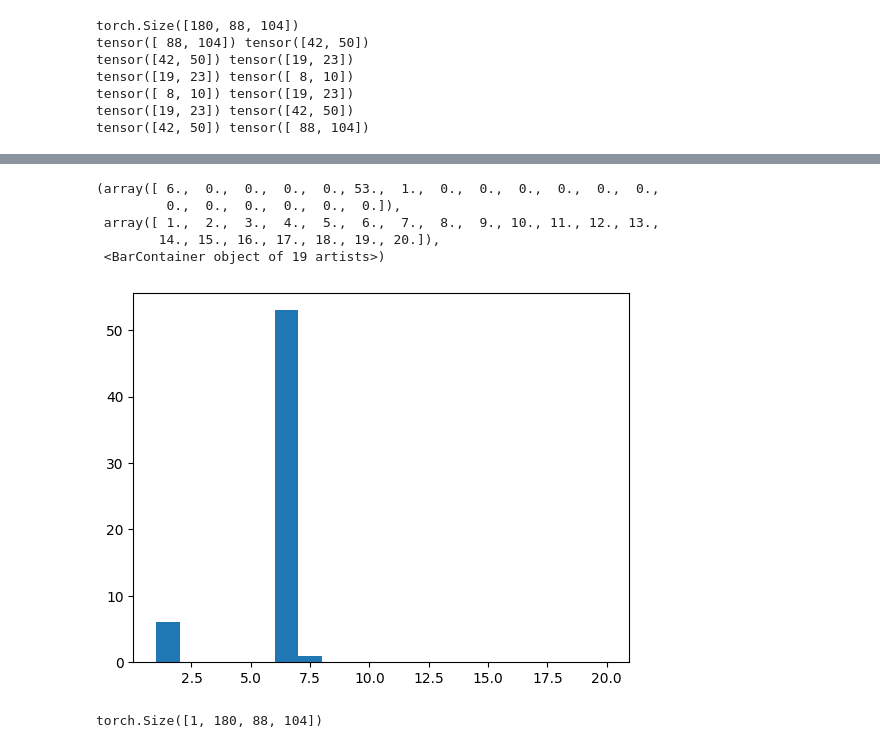
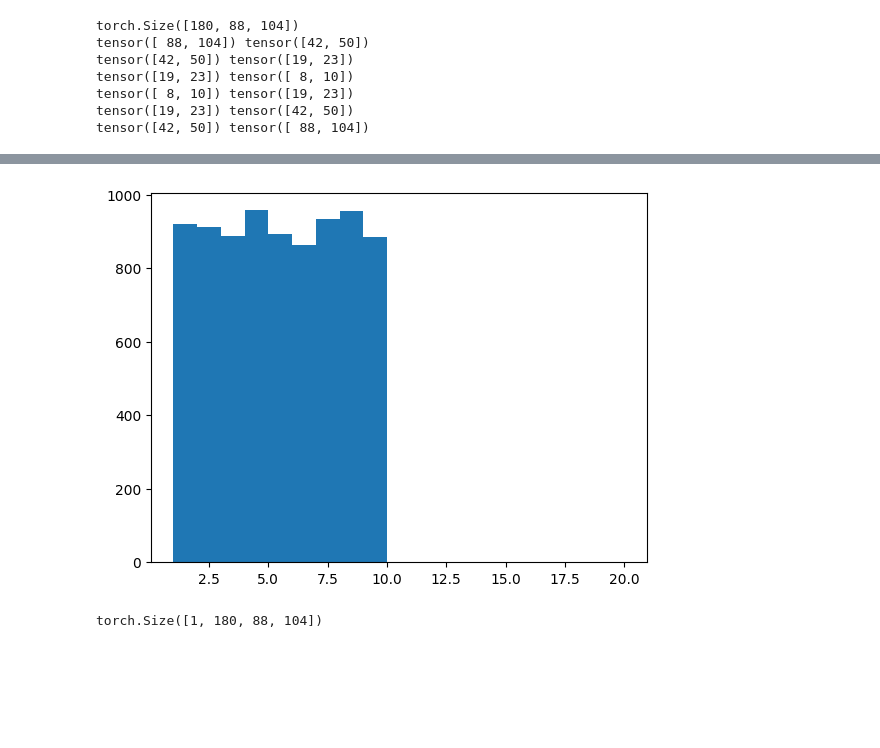
Before and after one commit to prob-ml/XeniumCluster, a Jupyter notebook: texture.ipynb, the cells around one changed output, grey strips where cells are left out. Cells and saved outputs as stored; diff of their text form; code cells hidden in the pictures; blank space fills up the shorter version.

Commit message:
spatial boundary experiments

```diff
--- a/texture.ipynb
+++ b/texture.ipynb
@@ -77,6 +126,18 @@ $$- \frac{1}{IJK} \sum_{i=1}^{I}\sum_{j=1}^{J}\sum_{k=1}^{K} p_{i,j}(k) \log(p_{
 # %%
 import os
 os.environ["CUDA_VISIBLE_DEVICES"] = "[1]"
+# %%
+class GumbelSoftmax(torch.nn.Module):
+    def __init__(self, dim, temperature=1.0):
+        super(GumbelSoftmax, self).__init__()
+        self.dim = dim
+        self.temperature = temperature
+
+    def forward(self, logits):
+        return F.gumbel_softmax(logits, tau=self.temperature, dim=self.dim)
+
+    def extra_repr(self):
+        return f'temperature={self.temperature}'
 # %%
 class ClassifierAutoEncoder(L.LightningModule):
 
@@ -513,7 +553,7 @@ print(input_tensor.shape)
 dataset = [input_tensor]
 dataloader = DataLoader(dataset, batch_size=1)
 
-model = ClassifierAutoEncoder(spot_height, spot_width, within_cluster_distance_hyperparam = 1e-6, within_cluster_penalty_hyperparam = 0.5, spatial_penalty_hyperparam = 0.1, cluster_util_penalty_hyperparam = 1, neighborhood_size = 20, num_clusters=10)
+model = ClassifierAutoEncoder(spot_height, spot_width, num_clusters=10, latent_dim=10, entropy_penalty_hyperparam = 1, within_cluster_distance_hyperparam = 1e-7, within_cluster_penalty_hyperparam = 2.5, spatial_penalty_hyperparam = 0.01, cluster_util_penalty_hyperparam = 1, neighborhood_size = 4)
 # %% [output]
 torch.Size([180, 88, 104])
 tensor([ 88, 104]) tensor([42, 50])
@@ -523,7 +563,7 @@ tensor([ 8, 10]) tensor([19, 23])
 tensor([19, 23]) tensor([42, 50])
 tensor([42, 50]) tensor([ 88, 104])
 # %%
-trainer = L.Trainer(max_epochs=100)
+trainer = L.Trainer(max_epochs=500)
 trainer.fit(model=model, train_dataloaders=dataloader)
 # %% [output]
 GPU available: False, used: False
@@ -582,13 +643,8 @@ tensor([[0.1060, 0.1020, 0.0972,  ..., 0.1029, 0.0946, 0.0969],
 # %%
 clusters.argmax(dim=1)
-plt.hist(clusters.argmax(dim=1), bins=range(1, 21))
+_ = plt.hist(clusters.argmax(dim=1), bins=range(1, 21))
 # %% [output]
-(array([ 6.,  0.,  0.,  0.,  0., 53.,  1.,  0.,  0.,  0.,  0.,  0.,  0.,
-         0.,  0.,  0.,  0.,  0.,  0.]),
- array([ 1.,  2.,  3.,  4.,  5.,  6.,  7.,  8.,  9., 10., 11., 12., 13.,
-        14., 15., 16., 17., 18., 19., 20.]),
- <BarContainer object of 19 artists>)
-[figure, old version]
+[figure, new version]
 # %%
 inputs.shape
 # %% [output]
```
Also changed, not shown: parts of 16 cells of this notebook, 5 other files.
